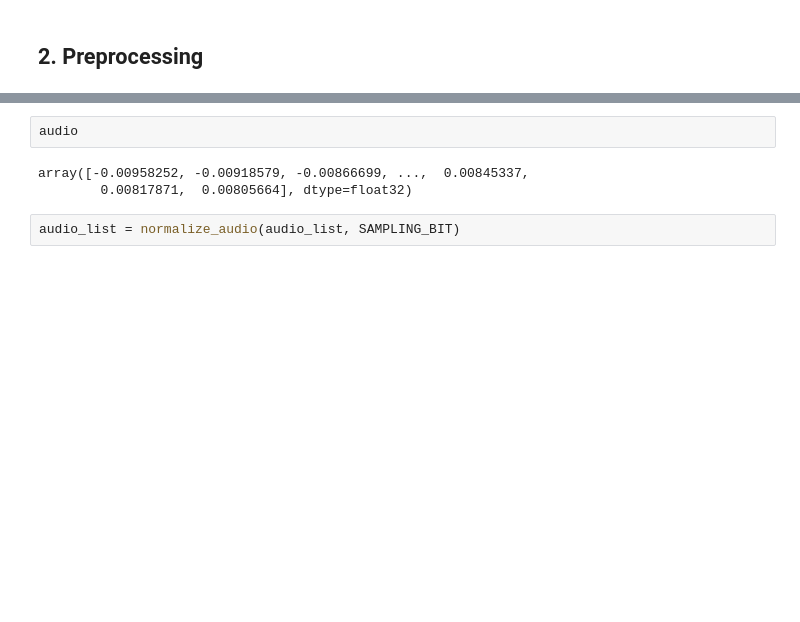
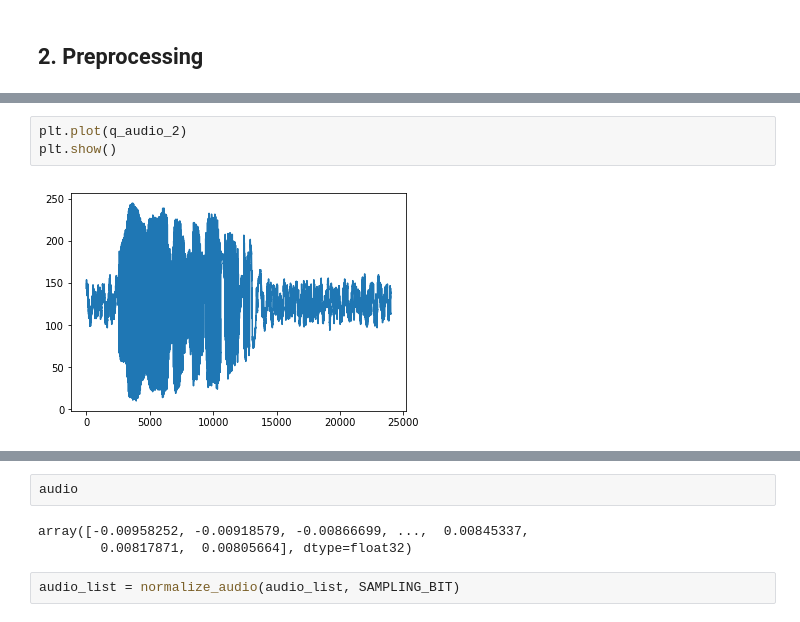
Before and after one commit to thanatlap/WaveNet, a Jupyter notebook: experiment1.ipynb, the cells around one changed output, grey strips where cells are left out. Saved outputs shown, nothing was run; the diff lists cells and outputs as text; blank space fills up the shorter version.

```diff
--- a/experiment1.ipynb
+++ b/experiment1.ipynb
@@ -72,0 +109,5 @@ audio_list = np.array(audio_list)
+# %%
+plt.plot(q_audio_2)
+plt.show()
+# %% [output]
+[figure, added]
```
Also changed, not shown: parts of 11 cells of this notebook.
